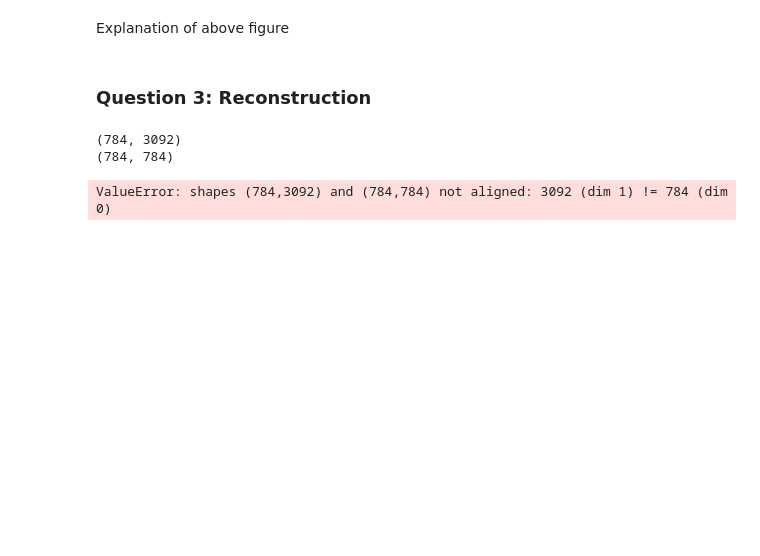
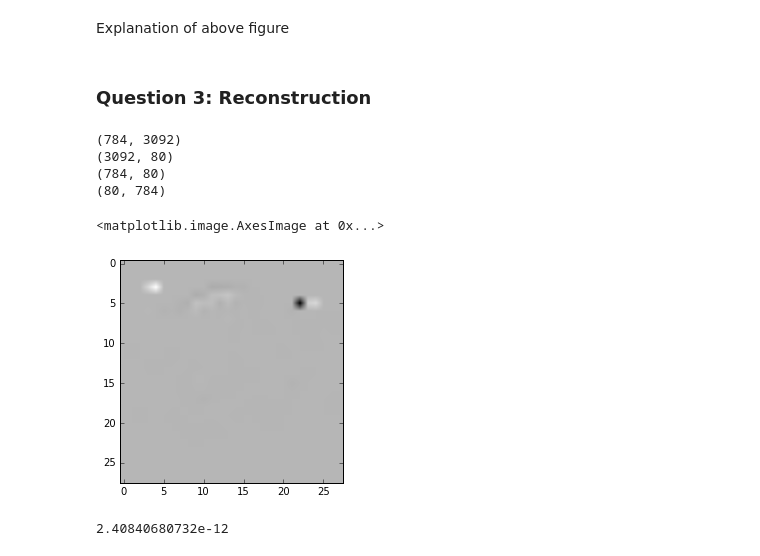
Before and after one commit to EmielStoelinga/CCN1718, a Jupyter notebook: ass4/CCN Assignment 4.ipynb, the cells around one changed output. Drawn from its saved outputs; the diff is of its cells as text; code cells hidden in the pictures; blank space fills up the shorter version.

```diff
--- a/ass4/CCN Assignment 4.ipynb
+++ b/ass4/CCN Assignment 4.ipynb
@@ -88,14 +89,54 @@ Explanation of above figure
 # %% [markdown]
 ### Question 3: Reconstruction
 # %%
-print(B.shape)
-print(np.linalg.inv(sig).shape)
+nVoxels = 3092
+I = np.identity(nVoxels)
+sig = (10**-3)*I
+
 first = np.dot(B, np.linalg.inv(sig))
 second = np.dot(first, np.transpose(B))
 third = np.linalg.inv(sigPrior) + second
 fourth = np.dot(third, B)
 muPost = np.dot(fourth, np.linalg.inv(sig))
-# %% [output]
-(784, 3092)
-(784, 784)
-ValueError: shapes (784,3092) and (784,784) not aligned: 3092 (dim 1) != 784 (dim 0)
+# %%
+def denormalize(original, data):
+    original = np.transpose(original)
+    data = np.transpose(data)
+
+    output = []
+    for row_ori, row_data in zip(original, data):
+        mean = np.mean(row_ori)
+        std = np.std(row_ori)
+        row_out = row_data * std + mean
+
+        output.append(row_out)
+
+    output = np.transpose(output)
+    return output
+# %%
+print(muPost.shape)
+print(np.transpose(train_y).shape)
+
+out = np.dot(muPost, np.transpose(train_y))
+print(out.shape)
+out = np.transpose(out)
+print(out.shape)
+out = denormalize(train_y, out)
+# %% [output]
+(784, 3092)
+(3092, 80)
+(784, 80)
+(80, 784)
+# %%
+plt.imshow(out[79].reshape(28, 28), cmap=cm.gray_r)
+# %% [output]
+<matplotlib.image.AxesImage at 0x...>
+[figure, added]
+# %%
+bla = normalize(X)
+bla_denorm = denormalize(X, bla)
+
+res = np.subtract(X, bla_denorm)
+print(np.sum(res))
+# %% [output]
+2.40840680732e-12
```
Also changed, not shown: parts of 5 cells of this notebook.
